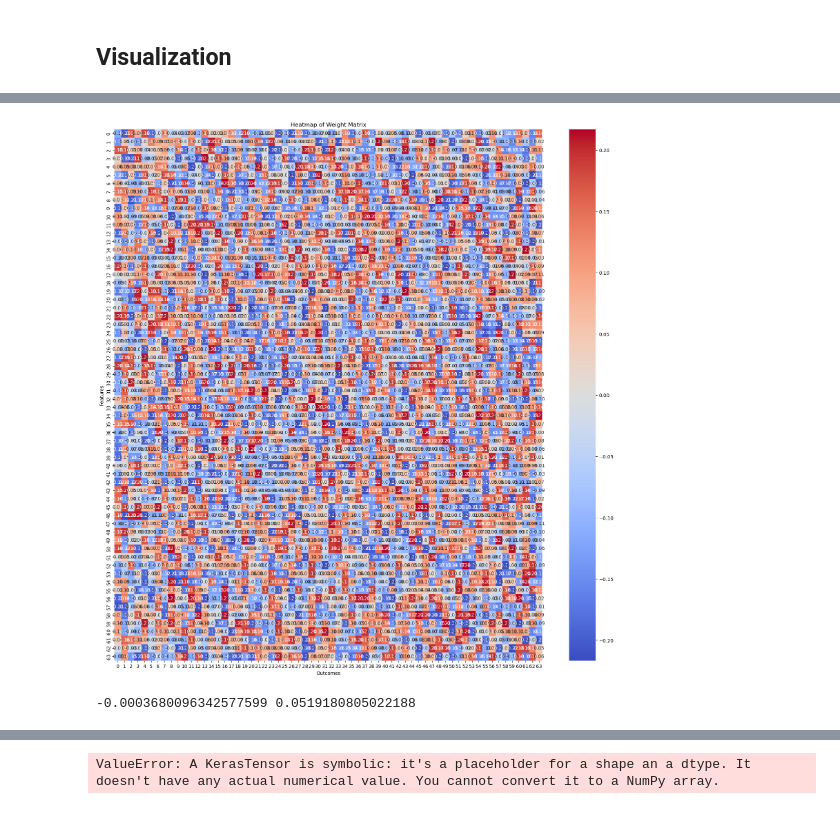
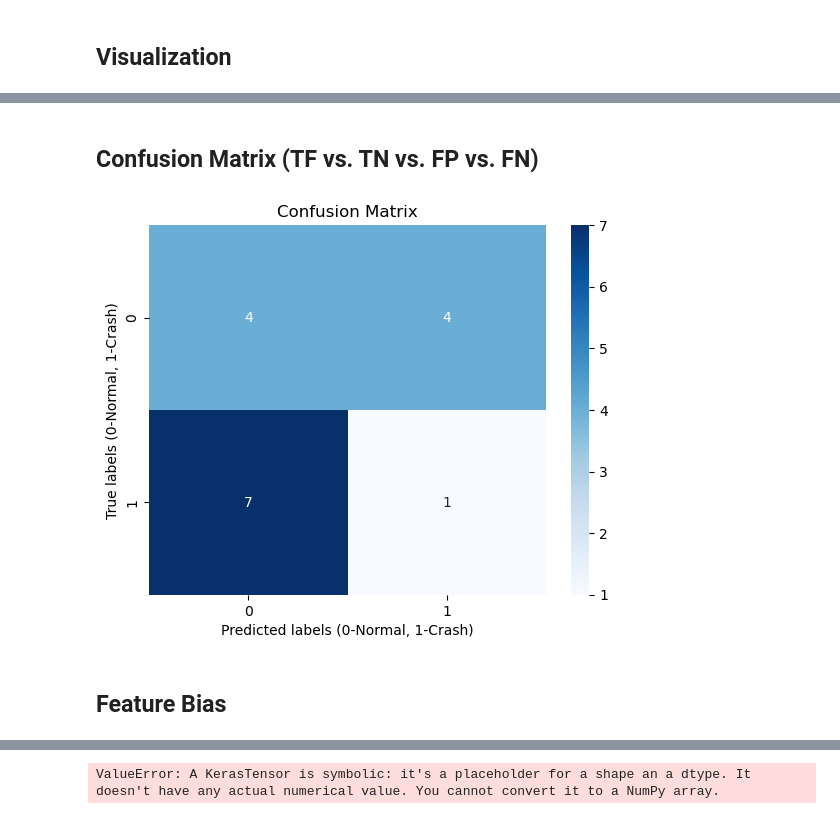
Before and after one commit to ANNIZHENG/Interactive_Weight_Analytics_Interface, a Jupyter notebook: VideoVisionTransformer.ipynb, the cells around one changed output, grey strips where cells are left out. Drawn from its saved outputs; the diff is of its cells as text; code cells hidden in the pictures.

```diff
--- a/VideoVisionTransformer.ipynb
+++ b/VideoVisionTransformer.ipynb
@@ -459,0 +439,20 @@ bias_matrix_2 = w[3]
+# %%
+# Evaluate 16 testing videos
+
+model_predict_test = model.predict(testloader)
+pred = []
+for i in range(16):
+    crash_conf = model_predict_test[i][0]
+    normal_conf = model_predict_test[i][1]
+    if (crash_conf > normal_conf):
+        print("Prediction: Crash", crash_conf)
+        pred.append(1)
+    else:
+        print("Prediction: Normal", normal_conf)
+        pred.append(0)
+    if (i < 8):
+        print("Actual: Crash", test_normal[i]+".mp4")
+    else:
+        print("Actual: Normal", test_crash[abs(i-8)]+".mp4")
+    print()
+print(str(normal_count) + " videos out of 16 videos are classified as Normal")
@@ -460,2 +497,22 @@ bias_matrix_2 = w[3]
+# %% [markdown]
+## Confusion Matrix (TF vs. TN vs. FP vs. FN)
+# %%
+from sklearn.metrics import confusion_matrix
+import seaborn as sns
+
+true = [0,0,0,0,0,0,0,0,1,1,1,1,1,1,1,1]
+
+cm = confusion_matrix(true, pred)
+
+# Visualize the confusion matrix using seaborn
+sns.heatmap(cm, annot=True, fmt="d", cmap="Blues")
+plt.xlabel('Predicted labels (0-Normal, 1-Crash)')
+plt.ylabel('True labels (0-Normal, 1-Crash)')
+plt.title('Confusion Matrix')
+plt.show()
+# %% [output]
+[figure, added]
+# %% [markdown]
+## Feature Bias
 # %%
 import pandas as pd
@@ -477,43 +535,3 @@ pd.DataFrame(weight_matrix_2)
 | 62 | -0.013605 | 0.117022 | -0.031879 | -0.026896 | -0.181313 | -0.033654 | 0.070345 | -0.123904 | -0.006412 | -0.210873 | ... | ... |
 | 63 | -0.077996 | 0.112893 | -0.145515 | -0.210460 | 0.171149 | -0.142482 | -0.057828 | -0.125274 | -0.098022 | 0.136638 | ... | ... |
 64 rows × 64 columns
-# %%
-import seaborn as sns
-
-plt.figure(figsize=(20, 20))
-sns.heatmap(weight_matrix_2, annot=True, cmap='coolwarm', fmt=".2f")
-plt.title('Heatmap of Weight Matrix')
-plt.xlabel('Outcomes')
-plt.ylabel('Features')
-plt.show()
-# %% [output]
-[figure, removed]
-# %%
-# Let's Examine How
-# based on the Features/Rows of the very last dense layer
-
-negative_features_indicies = []
-negative_features_avgweights = []
-positive_features_indicies = []
-positive_features_avgweights = []
-
-for i in range(len(weight_matrix_2)):
-
-    # Each row is a feature
-    # So this shows the average rate of each feature
-
-    avg_weight = sum((weight_matrix_2[i])/len(weight_matrix_2[i]))
-    # print("Avg Weight "+str(i+1))
-    # print(avg_weight)
-    # print()
-
-    if (avg_weight > 0):
-        positive_features_indicies.append(i+1)
-        positive_features_avgweights.append(avg_weight)
-    else:
-        negative_features_indicies.append(i+1)
-        negative_features_avgweights.append(avg_weight)
-
-print(max(negative_features_avgweights), max(positive_features_avgweights))
-# %% [output]
--0.0003680096342577599 0.0519180805022188
```
Also changed, not shown: parts of 25 cells of this notebook.
